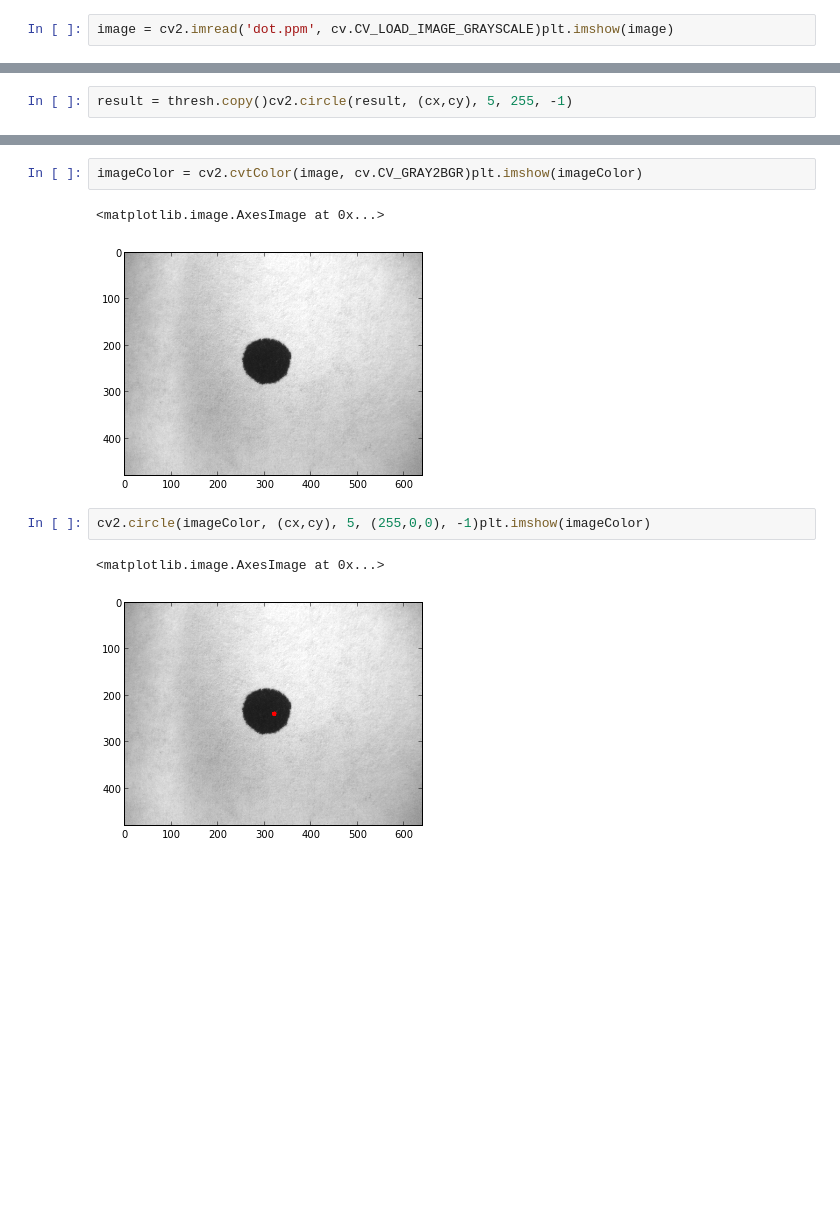
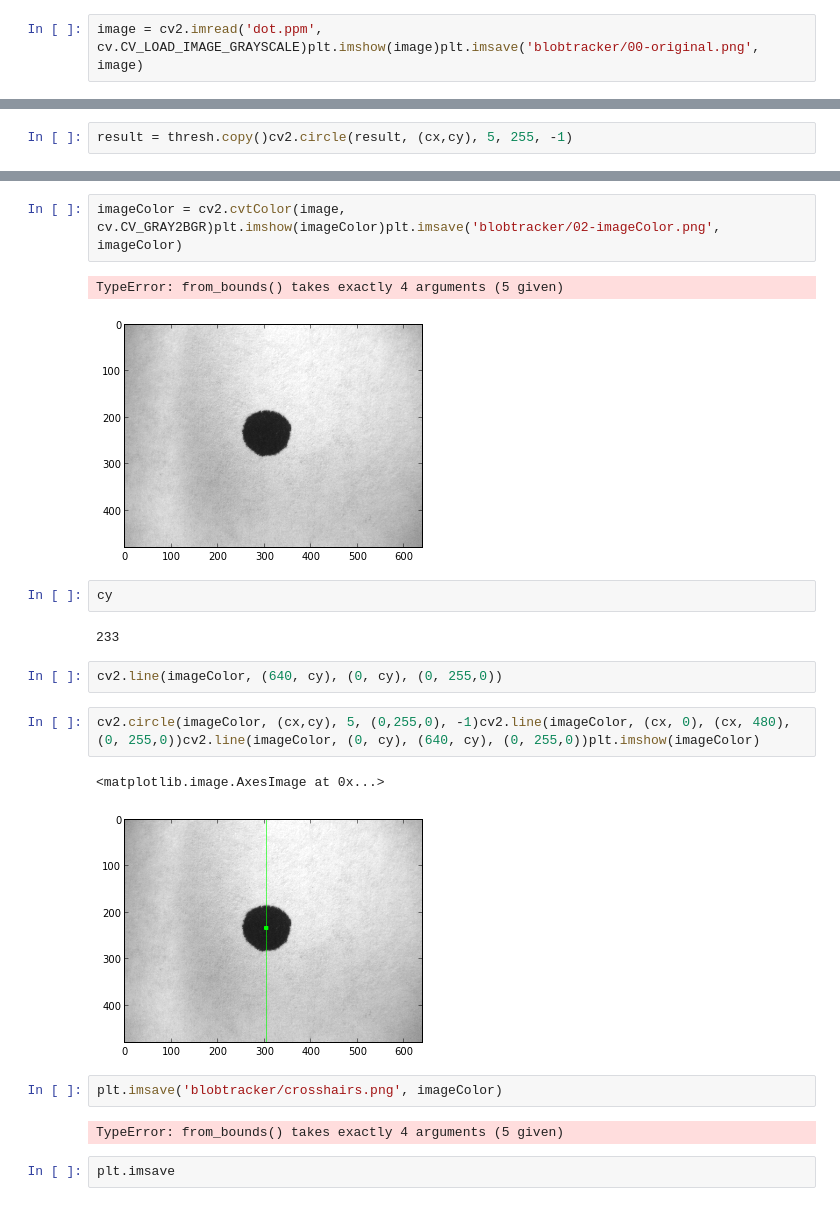
Before and after one commit to andrewjchen/pnp, a Jupyter notebook: notebook/blobtracker.ipynb, the cells around one changed output, grey strips where cells are left out. Cells and saved outputs as stored; diff of their text form; blank space fills up the shorter version.

Commit message:
converted blobtracker, template_match to ipython 1.1, added imsaves

```diff
--- a/notebook/blobtracker.ipynb
+++ b/notebook/blobtracker.ipynb
@@ -1,5 +1,5 @@
 # %%
 import cvimport cv2import numpy as npimport matplotlib.pyplot as pltimport mathimport sysimport scipyfrom scipy import statsimport scikits.statsmodels.api as smimport randomimport numpy.linalg
 # %%
-image = cv2.imread('dot.ppm', cv.CV_LOAD_IMAGE_GRAYSCALE)plt.imshow(image)
+image = cv2.imread('dot.ppm', cv.CV_LOAD_IMAGE_GRAYSCALE)plt.imshow(image)plt.imsave('blobtracker/00-original.png', image)
 # %% [output]
@@ -47,10 +45,22 @@ plt.imshow(result)
 # %%
-imageColor = cv2.cvtColor(image, cv.CV_GRAY2BGR)plt.imshow(imageColor)
+imageColor = cv2.cvtColor(image, cv.CV_GRAY2BGR)plt.imshow(imageColor)plt.imsave('blobtracker/02-imageColor.png', imageColor)
 # %% [output]
-<matplotlib.image.AxesImage at 0x...>
+TypeError: from_bounds() takes exactly 4 arguments (5 given)
 [figure]
+# %%
+cy
+# %% [output]
+233
+# %%
+cv2.line(imageColor, (640, cy), (0, cy), (0, 255,0))
 # %%
-cv2.circle(imageColor, (cx,cy), 5, (255,0,0), -1)plt.imshow(imageColor)
+cv2.circle(imageColor, (cx,cy), 5, (0,255,0), -1)cv2.line(imageColor, (cx, 0), (cx, 480), (0, 255,0))cv2.line(imageColor, (0, cy), (640, cy), (0, 255,0))plt.imshow(imageColor)
 # %% [output]
 <matplotlib.image.AxesImage at 0x...>
-[figure, old version]
+[figure, new version]
+# %%
+plt.imsave('blobtracker/crosshairs.png', imageColor)
+# %% [output]
+TypeError: from_bounds() takes exactly 4 arguments (5 given)
+# %%
+plt.imsave
```
Also changed, not shown: parts of 5 cells of this notebook, 1 other file.
